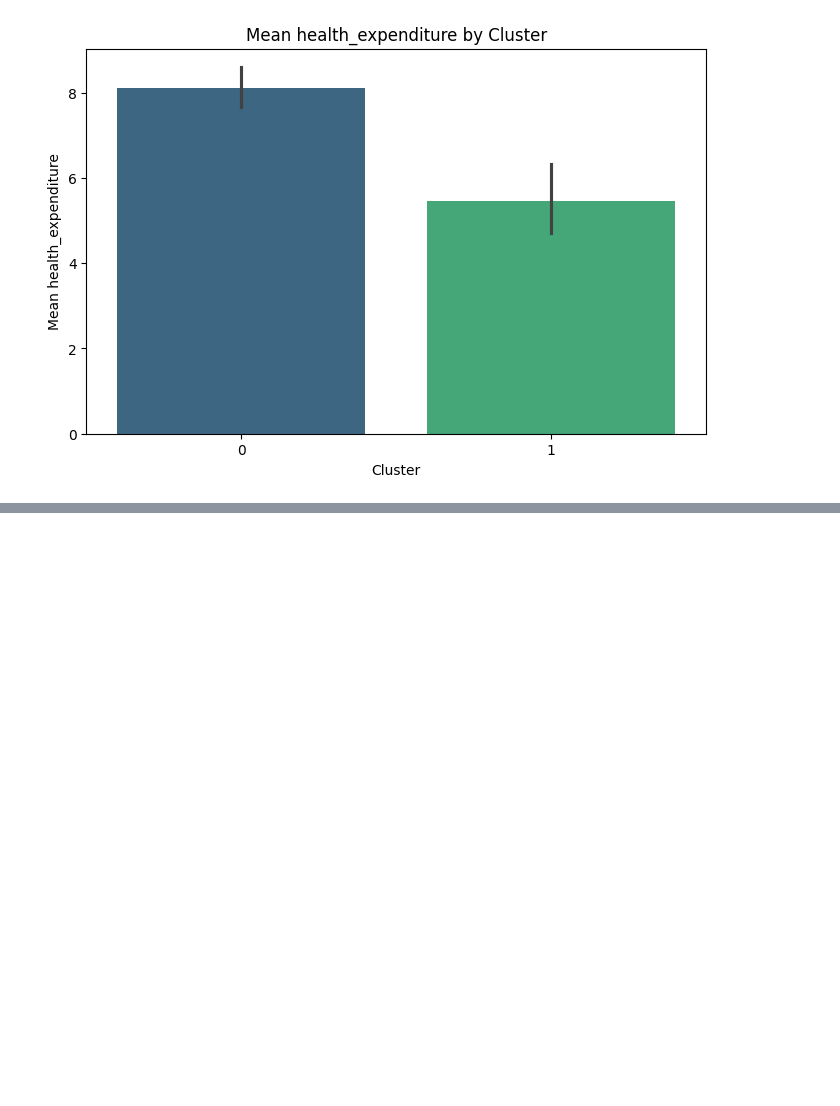
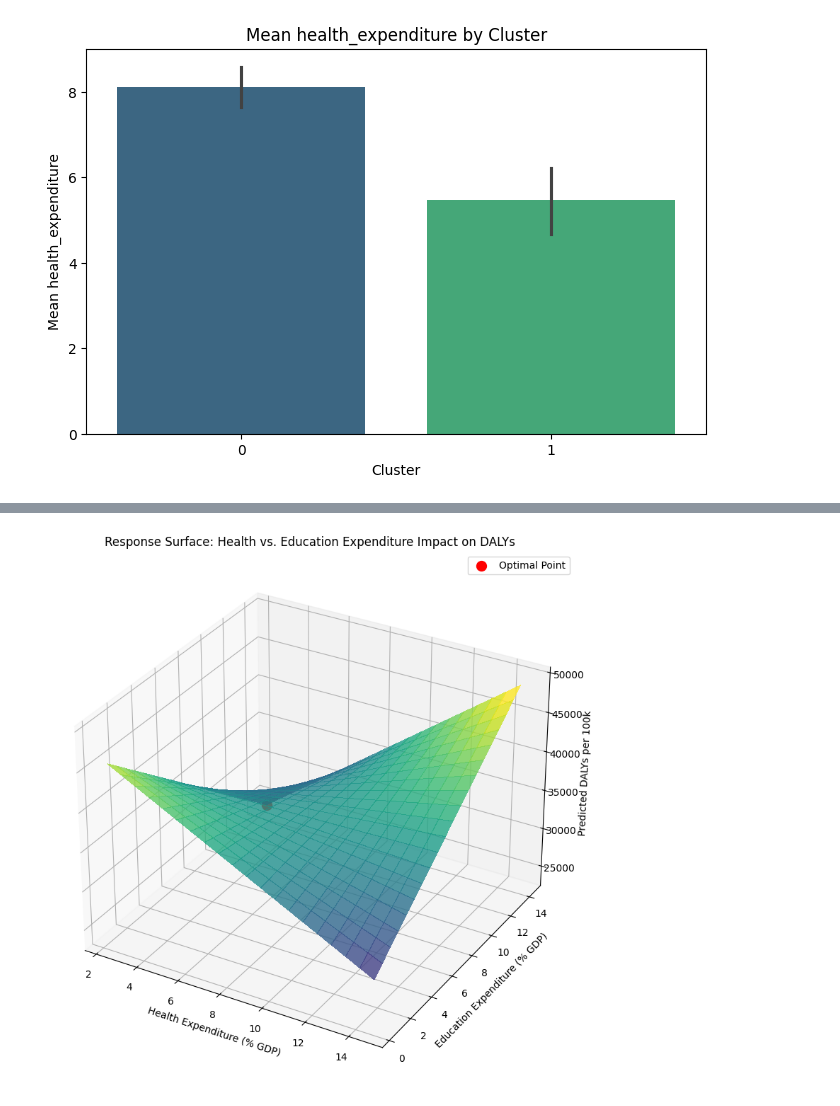
Before and after one commit to AimanIskndr/bdata-daly-socioeconomic, a Jupyter notebook: analysis.ipynb, the cells around one changed output, grey strips where cells are left out. Drawn from its saved outputs; the diff is of its cells as text; code cells hidden in the pictures; blank space fills up the shorter version.

```diff
--- a/analysis.ipynb
+++ b/analysis.ipynb
@@ -1669,0 +1703,94 @@ Conclusion/Observations 11:
+# %%
+import numpy as np
+import pandas as pd
+import statsmodels.api as sm
+from scipy.optimize import minimize
+from sklearn.preprocessing import StandardScaler
+import matplotlib.pyplot as plt
+
+df12 = df11.copy()
+
+# 1. Standardize variables for fair comparison in optimization
+scaler = StandardScaler()
+expenditure_cols = ['health_expenditure', 'education_expenditure']
+df12[expenditure_cols] = scaler.fit_transform(df12[expenditure_cols])
+
+# 2. Prepare data for global optimization
+X = df12[expenditure_cols]
+X['interaction'] = X['health_expenditure'] * X['education_expenditure']
+X = sm.add_constant(X)
+y = df12['dalys_rate']
+
+# 3. Fit global regression model
+global_model = sm.OLS(y, X).fit()
+print("="*80)
+print("Global Regression Model Summary")
+print("="*80)
+print(global_model.summary())
+
+# 4. Define optimization function
+def dalys_function(x):
+    health, education = x
+    features = [1, health, education, health * education]
+    return global_model.predict(features)[0]
+
+# 5. Find global optimal allocation
+bounds = [
+    (df12['health_expenditure'].min(), df12['health_expenditure'].max()),
+    (df12['education_expenditure'].min(), df12['education_expenditure'].max())
+]
+
+result = minimize(
+    dalys_function,
+    x0=df12[expenditure_cols].mean().values,
+    bounds=bounds,
+    method='L-BFGS-B'
+)
+
+# 6. Process and display results
+if result.success:
+    # Inverse transform to original scale
+    optimal_scaled = np.array([result.x])
+    optimal_original = scaler.inverse_transform(optimal_scaled)
+
+    print("\n" + "="*80)
+    print("Global Optimal Allocation Results")
+    print("="*80)
+    print(f"- Optimal health expenditure: {optimal_original[0, 0]:.2f}% of GDP")
+    print(f"- Optimal education expenditure: {optimal_original[0, 1]:.2f}% of GDP")
+    print(f"- Predicted minimum DALYs: {result.fun:.0f} per 100k")
+
+    # 7. Create response surface visualization
+    health_range = np.linspace(df12['health_expenditure'].min(),
+                              df12['health_expenditure'].max(), 20)
+    edu_range = np.linspace(df12['education_expenditure'].min(),
+                           df12['education_expenditure'].max(), 20)
+
+    H, E = np.meshgrid(health_range, edu_range)
+    D = np.array([dalys_function([hi, ei]) for hi, ei in zip(H.ravel(), E.ravel())])
+    D = D.reshape(H.shape)
+
+    # Transform back to original scale for plotting
+    health_original = scaler.inverse_transform(np.column_stack((H.ravel(), E.ravel())))[:, 0].reshape(H.shape)
+    edu_original = scaler.inverse_transform(np.column_stack((H.ravel(), E.ravel())))[:, 1].reshape(E.shape)
+
+    fig = plt.figure(figsize=(12, 8))
+    ax = fig.add_subplot(111, projection='3d')
+    surf = ax.plot_surface(health_original, edu_original, D, cmap='viridis',
+                          alpha=0.8, linewidth=0, antialiased=False)
+
+    # Plot optimal point
+    ax.scatter(optimal_original[0, 0], optimal_original[0, 1], result.fun,
+               color='red', s=100, label='Optimal Point')
+
+    ax.set_xlabel('Health Expenditure (% GDP)')
+    ax.set_ylabel('Education Expenditure (% GDP)')
+    ax.set_zlabel('Predicted DALYs per 100k')
+    ax.set_title('Response Surface: Health vs. Education Expenditure Impact on DALYs')
+    ax.legend()
+    plt.tight_layout()
+    plt.show()
+
+else:
+    print("Optimization failed to converge")
+# %% [output]
@@ -1669,0 +1814 @@ Conclusion/Observations 11:
+[figure, added]
```
Also changed, not shown: parts of 12 cells of this notebook, 1 other file.
